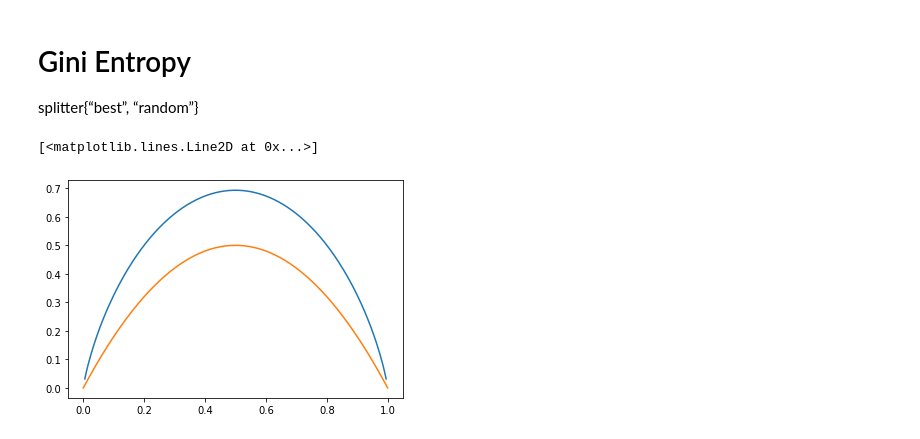
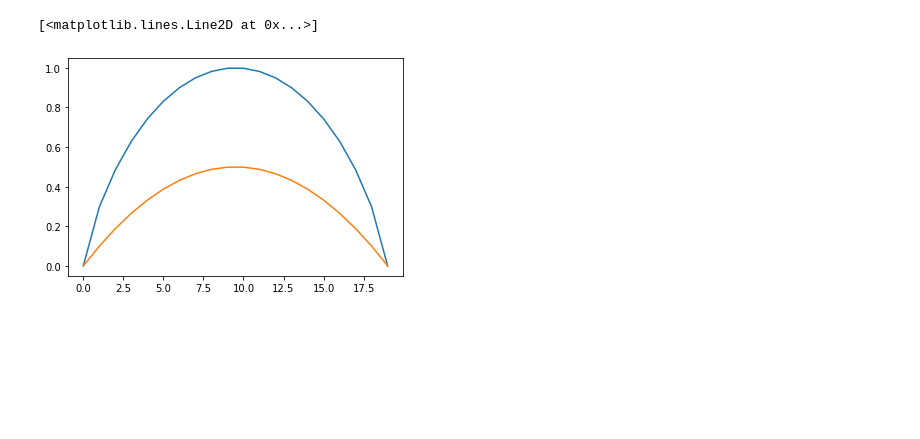
Before and after one commit to Diwakar-Gupta/LrcDataScience, a Jupyter notebook: 22-01-31-Decision_Tree/Codes.ipynb, the cells around one changed output. Drawn from its saved outputs; the diff is of its cells as text; code cells hidden in the pictures; blank space fills up the shorter version.

```diff
--- a/22-01-31-Decision_Tree/Codes.ipynb
+++ b/22-01-31-Decision_Tree/Codes.ipynb
@@ -3,7 +3,3 @@
 # %%
 import numpy as np
 import matplotlib.pyplot as plt
-# %% [markdown]
-# Gini Entropy
-
-splitter{“best”, “random”}
@@ -14,6 +6,15 @@ yg = 1 - (x*x + (1-x)**2)
+# %%
+x1 = np.linspace(0, 1, 20)
+x2 = 1 - x1
+
+ye = -x1*np.log2(x1) - x2*np.log2(x2)
+yg = 1 - (x1*x1 + x2*x2)
+# %%
+ye[0] = 0
+ye[-1] = 0
 # %%
-plt.plot(x, ye)
-plt.plot(x, yg)
+plt.plot(ye, label = 'entropy')
+plt.plot(yg, label = 'gini')
 # %% [output]
 [<matplotlib.lines.Line2D at 0x...>]
-[figure, old version]
+[figure, new version]
```
Also changed, not shown: parts of 36 cells of this notebook.
